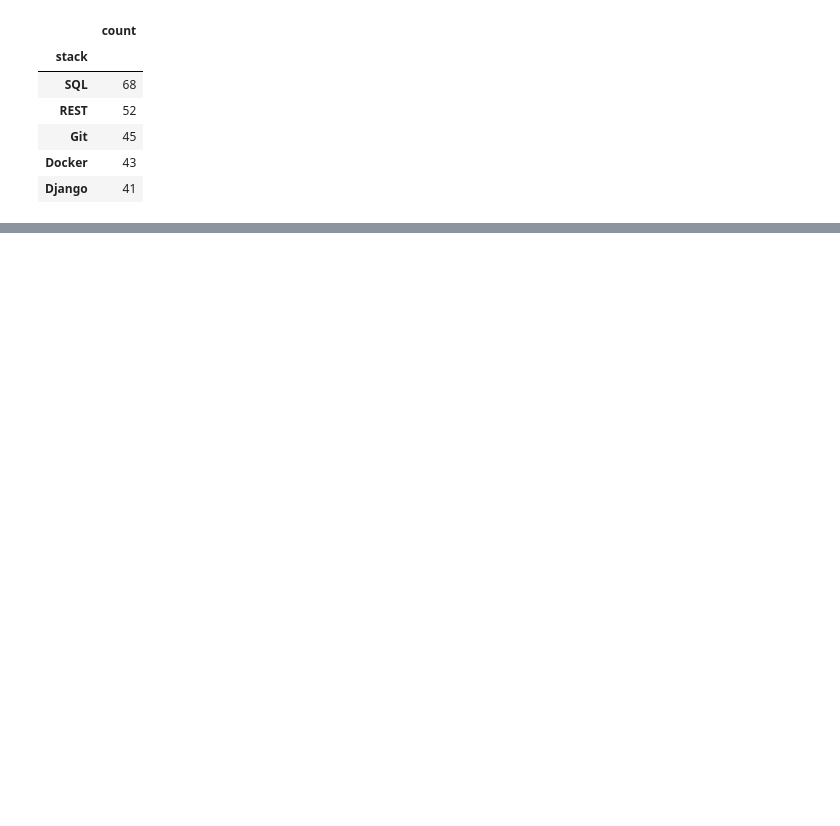
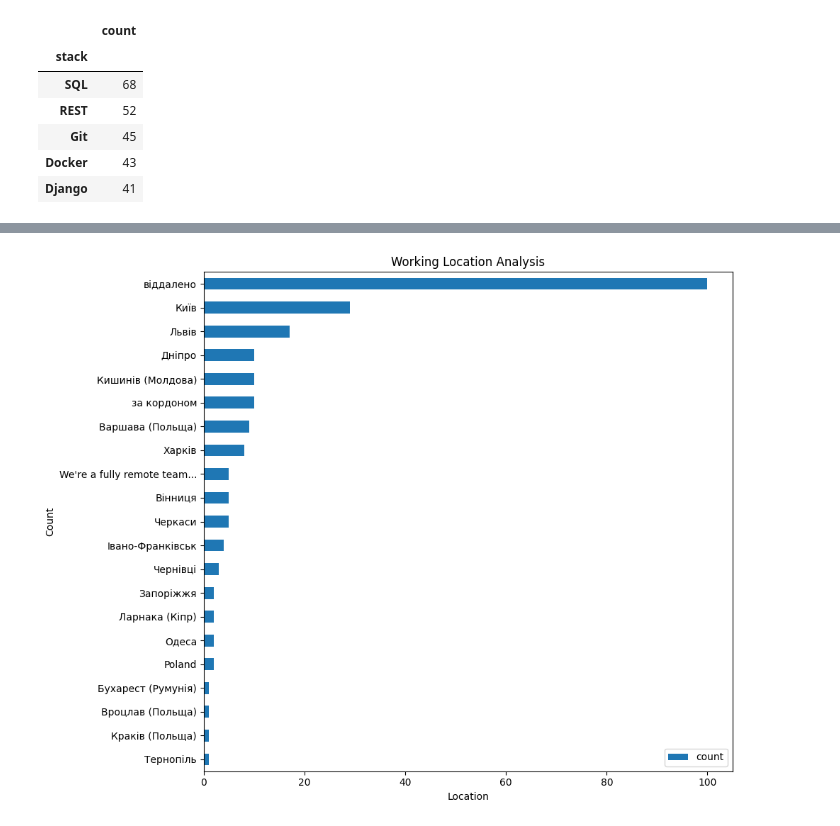
Before and after one commit to aLEKS-e3/vacancy-scrape-analysis, a Jupyter notebook: vacancy_analysis.ipynb, the cells around one changed output, grey strips where cells are left out. Drawn from its saved outputs; the diff is of its cells as text; code cells hidden in the pictures; blank space fills up the shorter version.

```diff
--- a/vacancy_analysis.ipynb
+++ b/vacancy_analysis.ipynb
@@ -54,0 +67,17 @@ plt.show()
+# %%
+location_series = vacancy_df["location"]
+
+location_df = pd.DataFrame(location_series.str.split(", ").explode())
+
+length = 25
+shorten_location = pd.Series(
+    label[:length] + "..."
+    if len(label) > length else label
+    for label in location_df["location"]
+)
+
+location_df["location"] = shorten_location
+location_counts = location_df.value_counts()
+location_counts = location_counts.reset_index().set_index("location")
+
+location_counts
@@ -54,0 +103,4 @@ plt.show()
+# %%
+create_bar_chart(location_counts, "Location", "Count", "Working Location Analysis")
+# %% [output]
+[figure, added]
```
Also changed, not shown: parts of 4 cells of this notebook.
